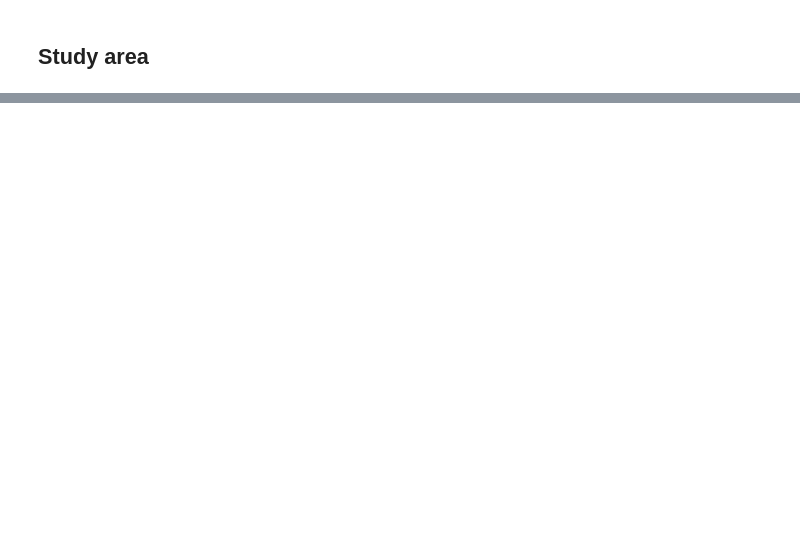
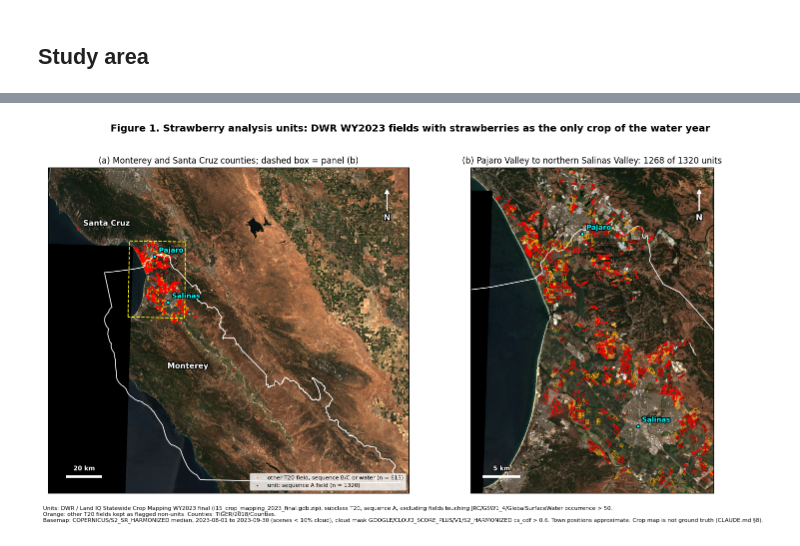
Before and after one commit to Austin-Krawczyk/satellite-strawberry, a Jupyter notebook: strawberry-index-insurance/notebooks/01_units.ipynb, the cells around one changed output, grey strips where cells are left out. Cells and saved outputs as stored; diff of their text form; code cells hidden in the pictures; blank space fills up the shorter version.

```diff
--- a/strawberry-index-insurance/notebooks/01_units.ipynb
+++ b/strawberry-index-insurance/notebooks/01_units.ipynb
@@ -423,0 +110,19 @@ n units = 127 (2023 rule), 15 (both years) | date window: CDL 2022 and 2023 | da
+# %%
+t20_ll = t20.to_crs("EPSG:4326")
+bbox = tuple(float(v) for v in np.round(t20_ll.total_bounds + np.array([-0.01, -0.01, 0.01, 0.01]), 3))
+gsw = ee.Image(C.GSW).select("occurrence")
+WATER_TIF = native_tif(gsw.unmask(0).gt(C.PERMANENT_WATER).toByte(),
+                       C.DERIVED / "01_gsw_perm_water_30m.tif", bbox, proj_image=gsw, n_tiles=2)
+with rasterio.open(WATER_TIF) as src:
+    water = src.read(1)
+    water_polys = gpd.GeoDataFrame(
+        geometry=[shape(s) for s, v in shapes(water, mask=water == 1, transform=src.transform)],
+        crs=src.crs)
+f = t20_ll.to_crs(water_polys.crs)[["UniqueID", "geometry"]]
+pairs = gpd.sjoin(f, water_polys, predicate="intersects")
+overlap = [f.geometry[i].intersection(water_polys.geometry[j]).area > 0 for i, j in zip(pairs.index, pairs.index_right)]
+touching = set(pairs.UniqueID[np.array(overlap, dtype=bool)]) if len(pairs) else set()
+t20["touches_perm_water"] = t20.UniqueID.isin(touching)
+print(f"water pixels in extent: {int(water.sum()):,} | T20 fields touching permanent water: {len(touching)} "
+      f"(by sequence: {t20[t20.touches_perm_water].sequence.value_counts().to_dict()})")
+print(f"dataset: {C.GSW} (occurrence > {C.PERMANENT_WATER})")
@@ -423,0 +377,61 @@ n units = 127 (2023 rule), 15 (both years) | date window: CDL 2022 and 2023 | da
+# %%
+OVERVIEW_LL = tuple(np.round(counties.total_bounds + np.array([-0.05, -0.05, 0.05, 0.05]), 3))
+ZOOM_LL = (-121.90, 36.60, -121.55, 36.98)
+BASEMAP_WINDOW = ("2023-08-01", "2023-10-01")
+BASEMAP_LABEL = "2023-08-01 to 2023-09-30 (scenes < 10% cloud)"
+ov_rgb, ov_ext = s2_basemap(C.DERIVED / "01_basemap_overview.tif", OVERVIEW_LL, 120, *BASEMAP_WINDOW)
+zm_rgb, zm_ext = s2_basemap(C.DERIVED / "01_basemap_zoom.tif", ZOOM_LL, 20, *BASEMAP_WINDOW)
+
+zoom_box = gpd.GeoSeries([box(*ZOOM_LL)], crs="EPSG:4326").to_crs(C.GRID_CRS)
+others = t20[~t20.is_unit]
+in_zoom = units.centroid.within(zoom_box.iloc[0])
+
+fig, (a, b) = plt.subplots(1, 2, figsize=(15, 8.2))
+for ax, rgb, ext in [(a, ov_rgb, ov_ext), (b, zm_rgb, zm_ext)]:
+    ax.imshow(rgb, extent=ext, origin="upper")
+    counties_m.boundary.plot(ax=ax, color="white", lw=1.2)
+    for _, t in towns.iterrows():
+        ax.plot(t.geometry.x, t.geometry.y, marker="o", ms=5, color="cyan", mec="black")
+        ax.annotate(t["name"], (t.geometry.x, t.geometry.y), xytext=(6, 6), textcoords="offset points",
+                    color="cyan", fontsize=10, fontweight="bold", path_effects=HALO)
+    ax.set_xlim(ext[0], ext[1])
+    ax.set_ylim(ext[2], ext[3])
+    ax.set_xticks([])
+    ax.set_yticks([])
+
+uc, oc = units.centroid, others.centroid
+a.scatter(oc.x, oc.y, s=5, c="orange", edgecolors="none", label=f"other T20 field, sequence B/C or water (n = {len(others)})")
+a.scatter(uc.x, uc.y, s=5, c="red", edgecolors="none", label=f"unit: sequence A field (n = {len(units)})")
+zoom_box.boundary.plot(ax=a, color="yellow", lw=1.3, ls="--")
+for _, c in counties_m.iterrows():
+    p = c.geometry.representative_point()
+    a.annotate(c["NAME"], (p.x, p.y), color="white", fontsize=11, fontweight="bold", ha="center", path_effects=HALO)
+a.legend(loc="lower right", fontsize=8)
+a.set_title("(a) Monterey and Santa Cruz counties; dashed box = panel (b)")
+
+others.boundary.plot(ax=b, color="orange", lw=0.6)
+units.boundary.plot(ax=b, color="red", lw=0.7)
+b.set_title(f"(b) Pajaro Valley to northern Salinas Valley: {int(in_zoom.sum())} of {len(units)} units")
+
+add_scale_bar(a, 20)
+add_scale_bar(b, 5)
+add_north_arrow(a)
+add_north_arrow(b)
+fig.suptitle("Figure 1. Strawberry analysis units: DWR WY2023 fields with strawberries as the only crop "
+             "of the water year", fontsize=14, fontweight="bold")
+fig.text(0.01, 0.005,
+         f"Units: DWR / Land IQ Statewide Crop Mapping WY2023 final ({DWR_FILE}), subclass T20, sequence A, "
+         f"excluding fields touching {C.GSW} occurrence > {C.PERMANENT_WATER}.\n"
+         f"Orange: other T20 fields kept as flagged non-units. Counties: {C.COUNTIES}.\n"
+         f"Basemap: {C.S2} median, {BASEMAP_LABEL}, cloud mask {C.S2_CLOUD} cs_cdf > {C.CLEAR_CS_CDF}. "
+         "Town positions approximate. Crop map is not ground truth (CLAUDE.md §8).",
+         fontsize=8, va="bottom")
+fig.tight_layout(rect=(0, 0.06, 1, 0.96))
+FIG1 = C.FIGURES / "fig1_study_area.png"
+fig.savefig(FIG1, dpi=200)
+plt.show()
+print(f"Saved {FIG1.name} | n units = {len(units)} ({int(in_zoom.sum())} in zoom panel), other T20 fields "
+      f"{len(others)} | date window: WY2023; basemap {BASEMAP_LABEL} | datasets: DWR ({DWR_FILE}), {C.GSW}, "
+      f"{C.COUNTIES}, {C.S2}, {C.S2_CLOUD}")
+# %% [output]
+[figure, added]
```
Also changed, not shown: parts of 41 cells of this notebook, 8 other files.
